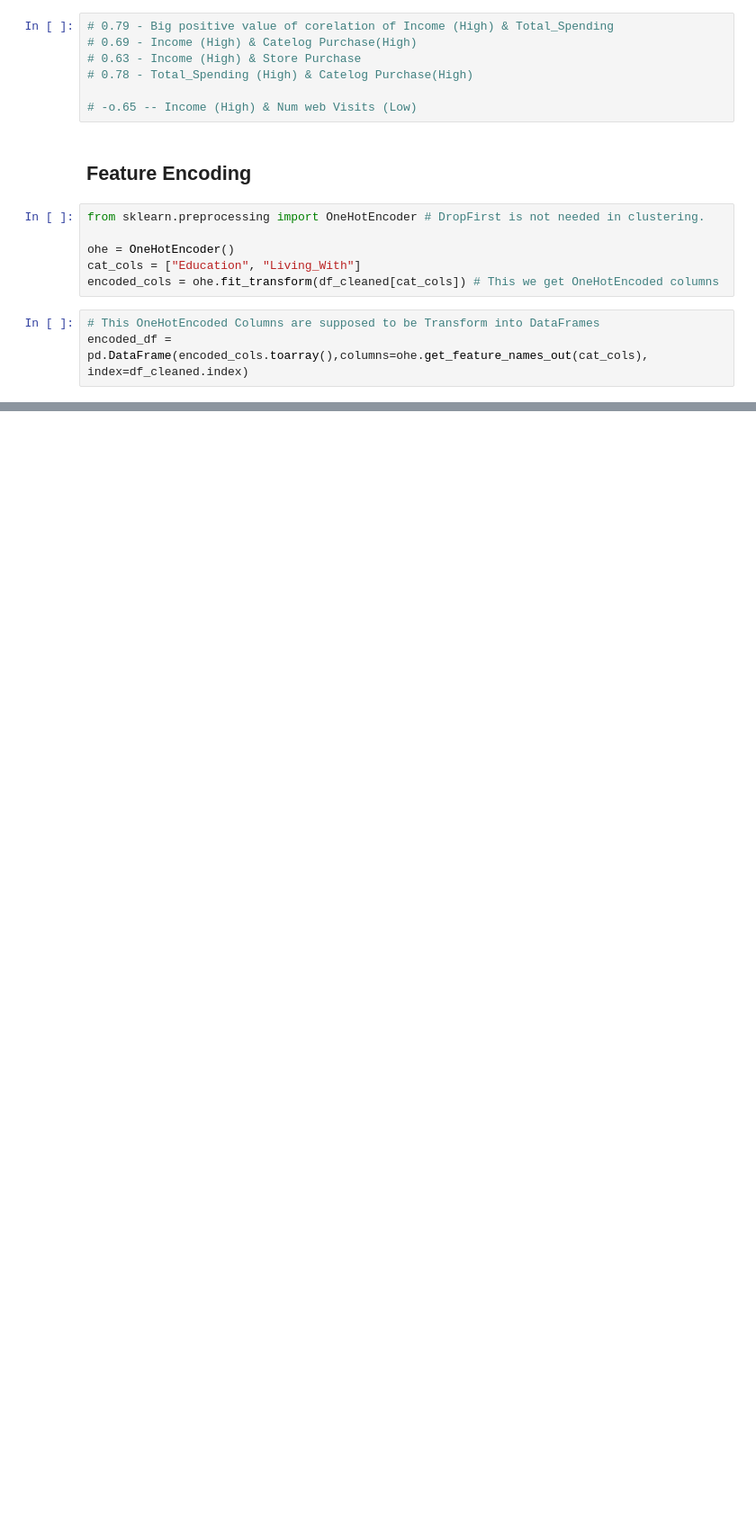
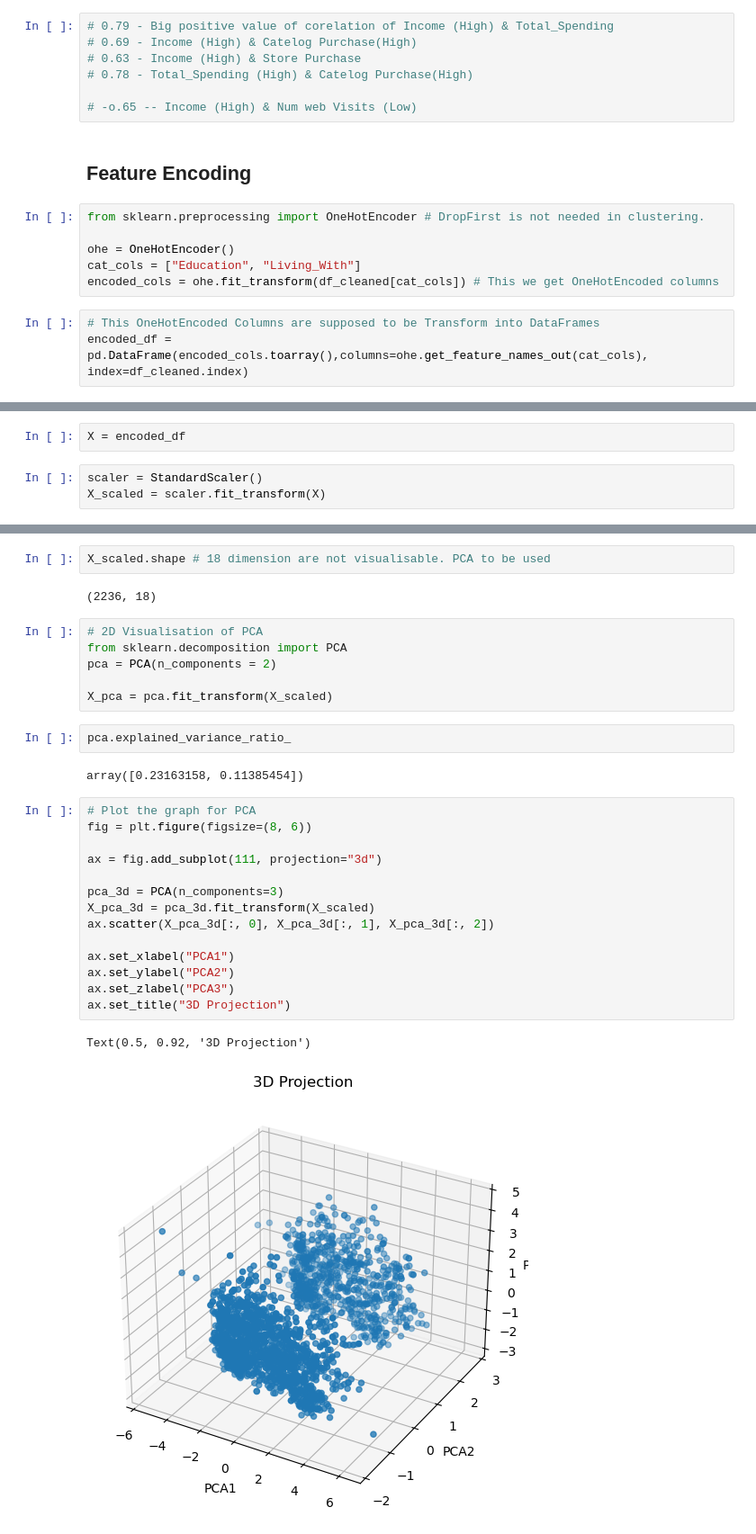
Before and after one commit to jay-0510/AI-ML-Algorithms, a Jupyter notebook: SmartCart/smartcart.ipynb, the cells around one changed output, grey strips where cells are left out. Shown at 90% size. Drawn from its saved outputs; the diff is of its cells as text; blank space fills up the shorter version.

```diff
--- a/SmartCart/smartcart.ipynb
+++ b/SmartCart/smartcart.ipynb
@@ -272,0 +277,5 @@ encoded_df.shape
+# %%
+X = encoded_df
+# %%
+scaler = StandardScaler()
+X_scaled = scaler.fit_transform(X)
@@ -272,0 +284,31 @@ encoded_df.shape
+# %%
+X_scaled.shape # 18 dimension are not visualisable. PCA to be used
+# %% [output]
+(2236, 18)
+# %%
+# 2D Visualisation of PCA
+from sklearn.decomposition import PCA
+pca = PCA(n_components = 2)
+
+X_pca = pca.fit_transform(X_scaled)
+# %%
+pca.explained_variance_ratio_
+# %% [output]
+array([0.23163158, 0.11385454])
+# %%
+# Plot the graph for PCA
+fig = plt.figure(figsize=(8, 6))
+
+ax = fig.add_subplot(111, projection="3d")
+
+pca_3d = PCA(n_components=3)
+X_pca_3d = pca_3d.fit_transform(X_scaled)
+ax.scatter(X_pca_3d[:, 0], X_pca_3d[:, 1], X_pca_3d[:, 2])
+
+ax.set_xlabel("PCA1")
+ax.set_ylabel("PCA2")
+ax.set_zlabel("PCA3")
+ax.set_title("3D Projection")
+# %% [output]
+Text(0.5, 0.92, '3D Projection')
+[figure, added]
```
Also changed, not shown: parts of 7 cells of this notebook.
